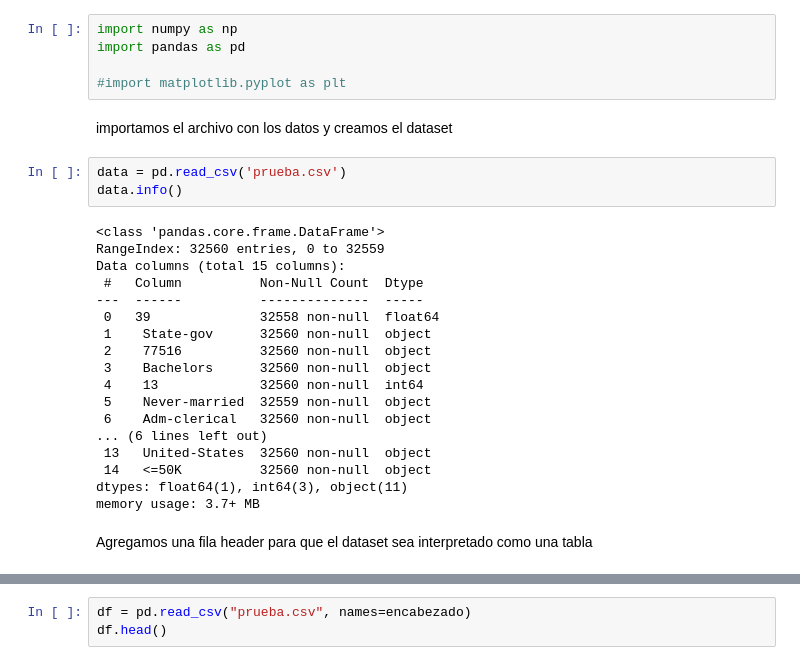
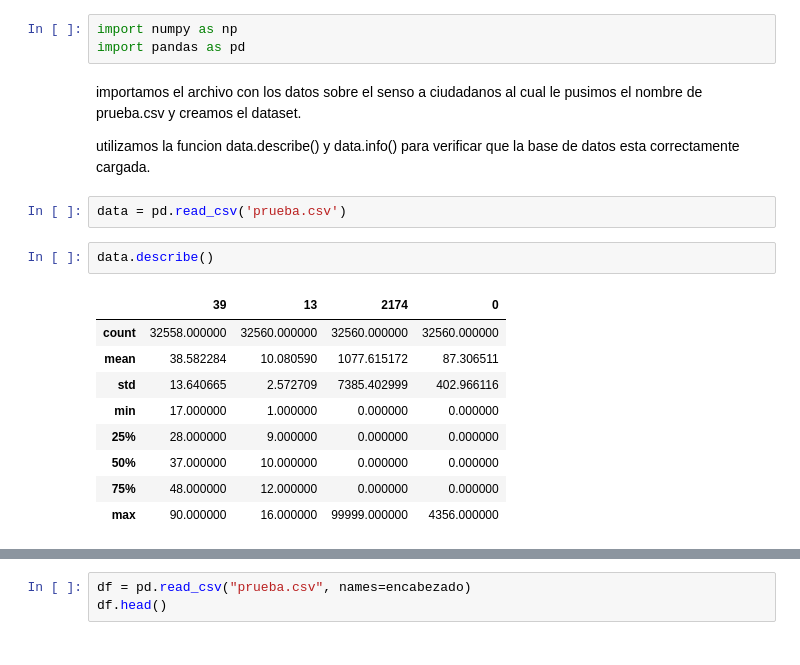
Before and after one commit to KenderWebos/python-data-science, a Jupyter notebook: tarea_2/MainProject/testing.ipynb, the cells around one changed output, grey strips where cells are left out. Cells and saved outputs as stored; diff of their text form.

```diff
--- a/tarea_2/MainProject/testing.ipynb
+++ b/tarea_2/MainProject/testing.ipynb
@@ -7,30 +9,21 @@ pandas y numpy
 # %%
 import numpy as np
 import pandas as pd
-
-#import matplotlib.pyplot as plt
-# %% [markdown]
-importamos el archivo con los datos y creamos el dataset
+# %% [markdown]
+importamos el archivo con los datos sobre el senso a ciudadanos al cual le pusimos el nombre de prueba.csv y creamos el dataset.
+
+utilizamos la funcion data.describe() y data.info() para verificar que la base de datos esta correctamente cargada.
 # %%
 data = pd.read_csv('prueba.csv')
-data.info()
-# %% [output]
-<class 'pandas.core.frame.DataFrame'>
-RangeIndex: 32560 entries, 0 to 32559
-Data columns (total 15 columns):
- #   Column          Non-Null Count  Dtype
----  ------          --------------  -----
- 0   39              32558 non-null  float64
- 1    State-gov      32560 non-null  object
- 2    77516          32560 non-null  object
- 3    Bachelors      32560 non-null  object
- 4    13             32560 non-null  int64
- 5    Never-married  32559 non-null  object
- 6    Adm-clerical   32560 non-null  object
-... (6 lines left out)
- 13   United-States  32560 non-null  object
- 14   <=50K          32560 non-null  object
-dtypes: float64(1), int64(3), object(11)
-memory usage: 3.7+ MB
-# %% [markdown]
-Agregamos una fila header para que el dataset sea interpretado como una tabla
+# %%
+data.describe()
+# %% [output]
+|  | 39 | 13 | 2174 | 0 |
+| count | 32558.000000 | 32560.000000 | 32560.000000 | 32560.000000 |
+| mean | 38.582284 | 10.080590 | 1077.615172 | 87.306511 |
+| std | 13.640665 | 2.572709 | 7385.402999 | 402.966116 |
+| min | 17.000000 | 1.000000 | 0.000000 | 0.000000 |
+| 25% | 28.000000 | 9.000000 | 0.000000 | 0.000000 |
+| 50% | 37.000000 | 10.000000 | 0.000000 | 0.000000 |
+| 75% | 48.000000 | 12.000000 | 0.000000 | 0.000000 |
+| max | 90.000000 | 16.000000 | 99999.000000 | 4356.000000 |
```
Also changed, not shown: parts of 26 cells of this notebook, 2 other files.
